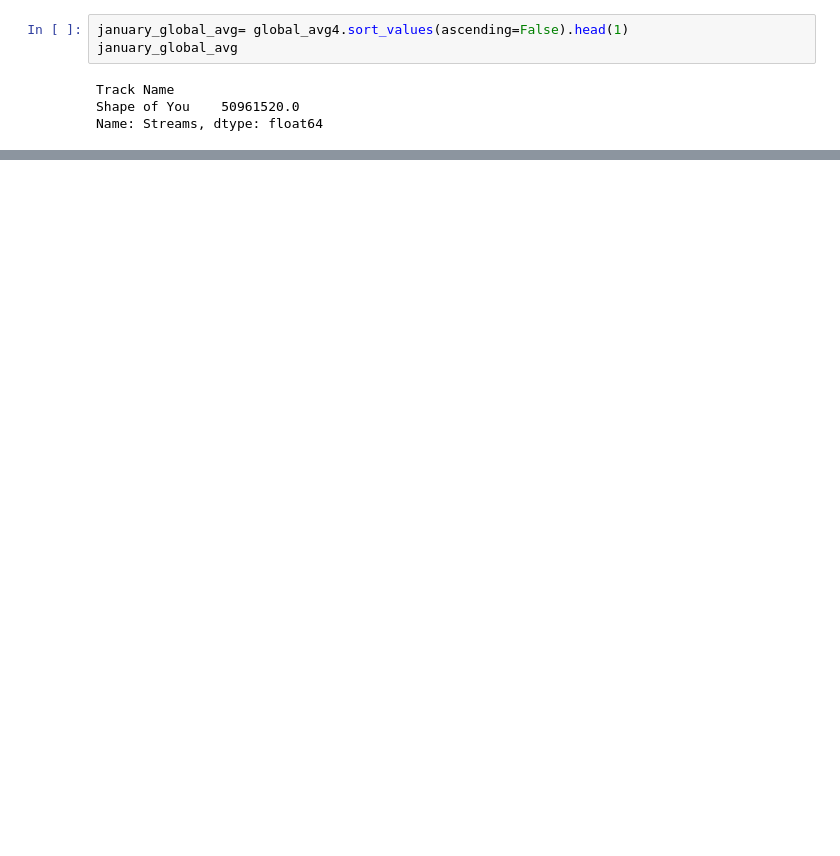
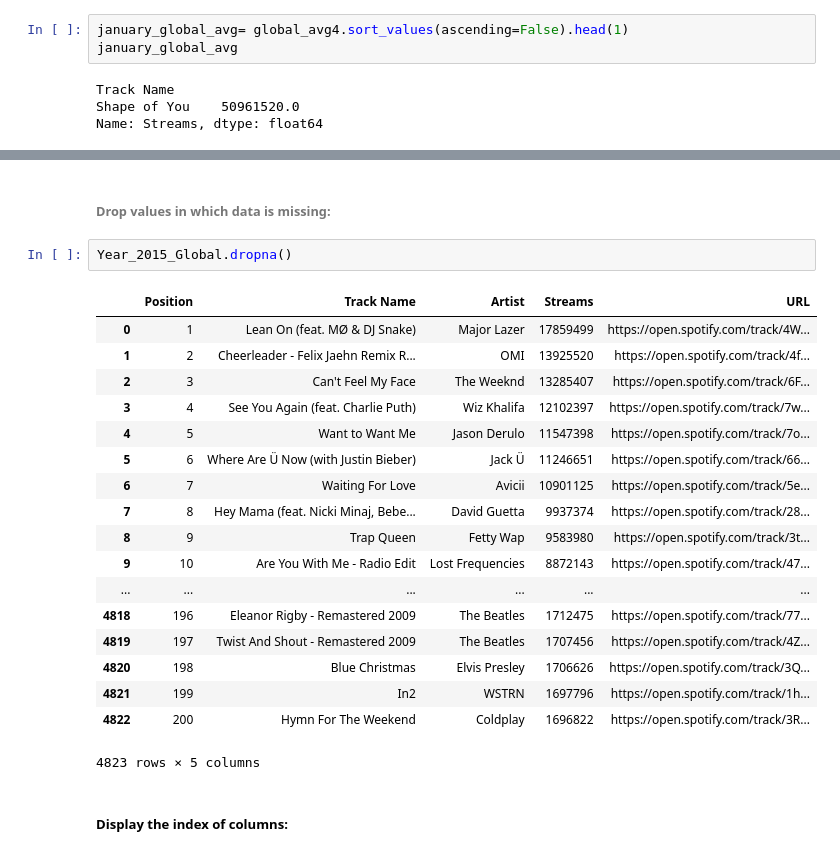
Before and after one commit to elishachauhan/IS362_FinalProject, a Jupyter notebook: Final Project.ipynb, the cells around one changed output, grey strips where cells are left out. Saved outputs shown, nothing was run; the diff lists cells and outputs as text; blank space fills up the shorter version.

```diff
--- a/Final Project.ipynb
+++ b/Final Project.ipynb
@@ -1034,0 +1631,25 @@ Name: Streams, dtype: float64
+# %% [markdown]
+###### Drop values in which data is missing:
+# %%
+Year_2015_Global.dropna()
+# %% [output]
+|  | Position | Track Name | Artist | Streams | URL |
+| 0 | 1 | Lean On (feat. MØ & DJ Snake) | Major Lazer | 17859499 | https://open.spotify.com/track/4W... |
+| 1 | 2 | Cheerleader - Felix Jaehn Remix R... | OMI | 13925520 | https://open.spotify.com/track/4f... |
+| 2 | 3 | Can't Feel My Face | The Weeknd | 13285407 | https://open.spotify.com/track/6F... |
+| 3 | 4 | See You Again (feat. Charlie Puth) | Wiz Khalifa | 12102397 | https://open.spotify.com/track/7w... |
+| 4 | 5 | Want to Want Me | Jason Derulo | 11547398 | https://open.spotify.com/track/7o... |
+| 5 | 6 | Where Are Ü Now (with Justin Bieber) | Jack Ü | 11246651 | https://open.spotify.com/track/66... |
+| 6 | 7 | Waiting For Love | Avicii | 10901125 | https://open.spotify.com/track/5e... |
+| 7 | 8 | Hey Mama (feat. Nicki Minaj, Bebe... | David Guetta | 9937374 | https://open.spotify.com/track/28... |
+| 8 | 9 | Trap Queen | Fetty Wap | 9583980 | https://open.spotify.com/track/3t... |
+| 9 | 10 | Are You With Me - Radio Edit | Lost Frequencies | 8872143 | https://open.spotify.com/track/47... |
+| ... | ... | ... | ... | ... | ... |
+| 4818 | 196 | Eleanor Rigby - Remastered 2009 | The Beatles | 1712475 | https://open.spotify.com/track/77... |
+| 4819 | 197 | Twist And Shout - Remastered 2009 | The Beatles | 1707456 | https://open.spotify.com/track/4Z... |
+| 4820 | 198 | Blue Christmas | Elvis Presley | 1706626 | https://open.spotify.com/track/3Q... |
+| 4821 | 199 | In2 | WSTRN | 1697796 | https://open.spotify.com/track/1h... |
+| 4822 | 200 | Hymn For The Weekend | Coldplay | 1696822 | https://open.spotify.com/track/3R... |
+4823 rows × 5 columns
+# %% [markdown]
+##### Display the index of columns:
```
Also changed, not shown: parts of 289 cells of this notebook.
